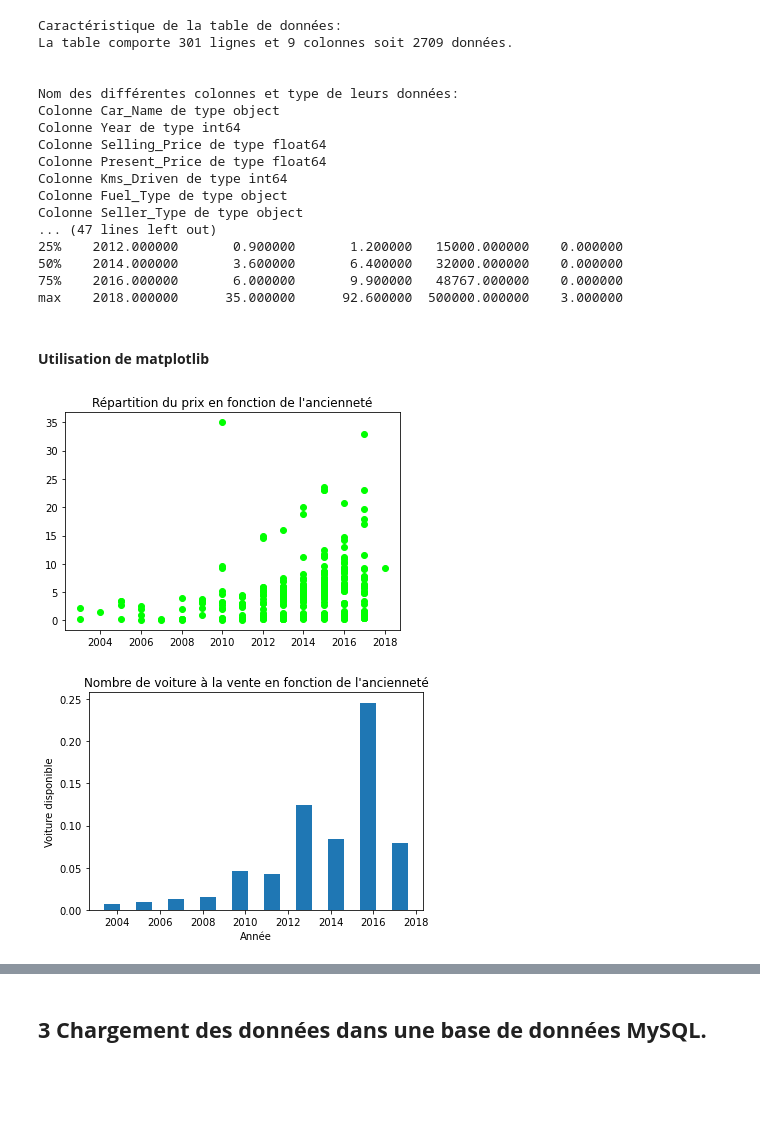
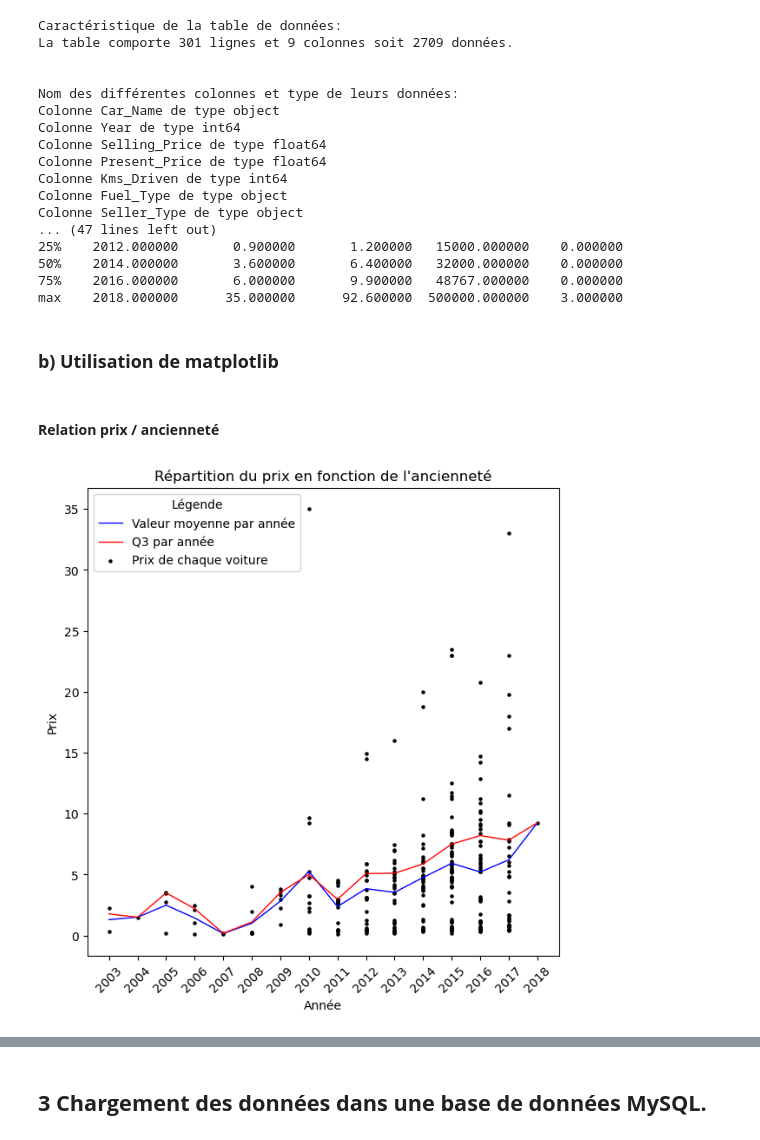
Before and after one commit to jpphi/brief1, a Jupyter notebook: Brief1 - rendu.ipynb, the cells around one changed output, grey strips where cells are left out. Cells and saved outputs as stored; diff of their text form; code cells hidden in the pictures; blank space fills up the shorter version.

```diff
--- a/Brief1 - rendu.ipynb
+++ b/Brief1 - rendu.ipynb
@@ -100,28 +105,49 @@ Colonne Seller_Type de type object
 75%    2016.000000       6.000000       9.900000   48767.000000    0.000000
 max    2018.000000      35.000000      92.600000  500000.000000    3.000000
 # %% [markdown]
-#### **Utilisation de matplotlib**
+### **b) Utilisation de matplotlib**
-# %%
-"""
-Liste des données de la base:
-car_data['Car_Name'], car_data['Present_Price'], car_data['Kms_Driven'], car_data['Fuel_Type'],
-car_data['Seller_Type'], car_data['Transmission'], car_data['Owner'], car_data['Selling_Price'],
-car_data['Year']
-"""
-
-plt.plot(car_data['Year'],car_data['Selling_Price'],linestyle = 'none',marker = 'o',c = 'lime')
-plt.title("Répartition du prix en fonction de l'ancienneté")
-plt.show()
-
-plt.title("Nombre de voiture à la vente en fonction de l'ancienneté")
-res = plt.hist(car_data['Year'],rwidth = 0.5, density= True)
-plt.xlabel('Année')
-plt.ylabel('Voiture disponible')
-
-#car_data['Selling_Price'].plt.plot()
-#car_data['Selling_Price'].plot.kde()
-#plt.axis([0, 301, 0, 35])
-plt.show()
-# %% [output]
-[figure, removed]
-[figure, removed]
+# %% [markdown]
+#### **Relation prix / ancienneté**
+# %%
+"""
+Liste des données de la base:
+car_data['Car_Name'], car_data['Present_Price'], car_data['Kms_Driven'], car_data['Fuel_Type'],
+car_data['Seller_Type'], car_data['Transmission'], car_data['Owner'], car_data['Selling_Price'],
+car_data['Year']
+"""
+# Création d'un dataframe avec les seules données qui seront traitées ici
+data= pd.concat([car_data["Year"],car_data["Selling_Price"]], axis= 1)
+
+# Extraction des données pour l'affichage du 3ème quartile des voitures en fonction de l'année
+q3_par_annee= data.groupby("Year").quantile(q= 0.75)
+
+# Extraction des données pour l'affichage du prix moyen des voitures en fonction de l'année
+moyenne_par_annee= data.groupby("Year").mean()
+
+# Prépartion des données nécessaire aux affichage graphique
+an_mini= data['Year'].min() # Année la plus ancienne
+an_maxi= data['Year'].max() # Année la plus récente
+
+# Graphique
+plt.figure(figsize= (7,7)) # Création de la figure
+
+plt.scatter(data['Year'], data['Selling_Price'], c = 'black', s= 5, label= "Prix de chaque voiture")
+plt.plot(moyenne_par_annee.index, moyenne_par_annee.Selling_Price, c = 'blue', linewidth= 1, \
+         label= "Valeur moyenne par année" )
+plt.plot(q3_par_annee.index, q3_par_annee.Selling_Price, c = 'red', linewidth= 1, \
+         label= "Q3 par année" )
+
+plt.title("Répartition du prix en fonction de l'ancienneté")
+plt.xlabel('Année')
+plt.ylabel('Prix')
+plt.xticks(np.arange(an_mini,an_maxi+1), rotation= 45) # Affichage des années en abscisse avec une rotation de 45°
+plt.legend(loc= "upper left", title= "Légende")
+
+plt.show()
+
+# On libére l'espace mémoire
+del(data)
+del(q3_par_annee)
+del(moyenne_par_annee)
+# %% [output]
+[figure, added]
```
Also changed, not shown: parts of 85 cells of this notebook, 1 other file.
